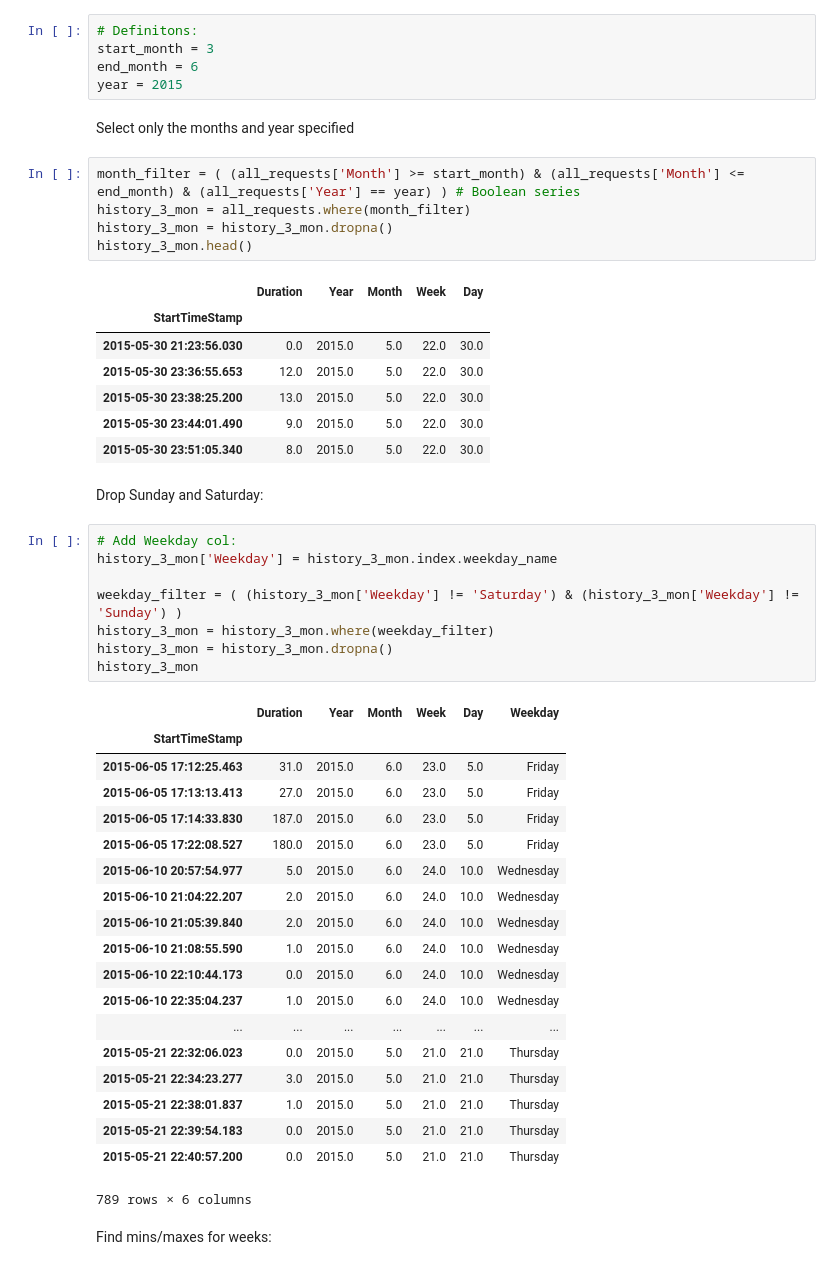
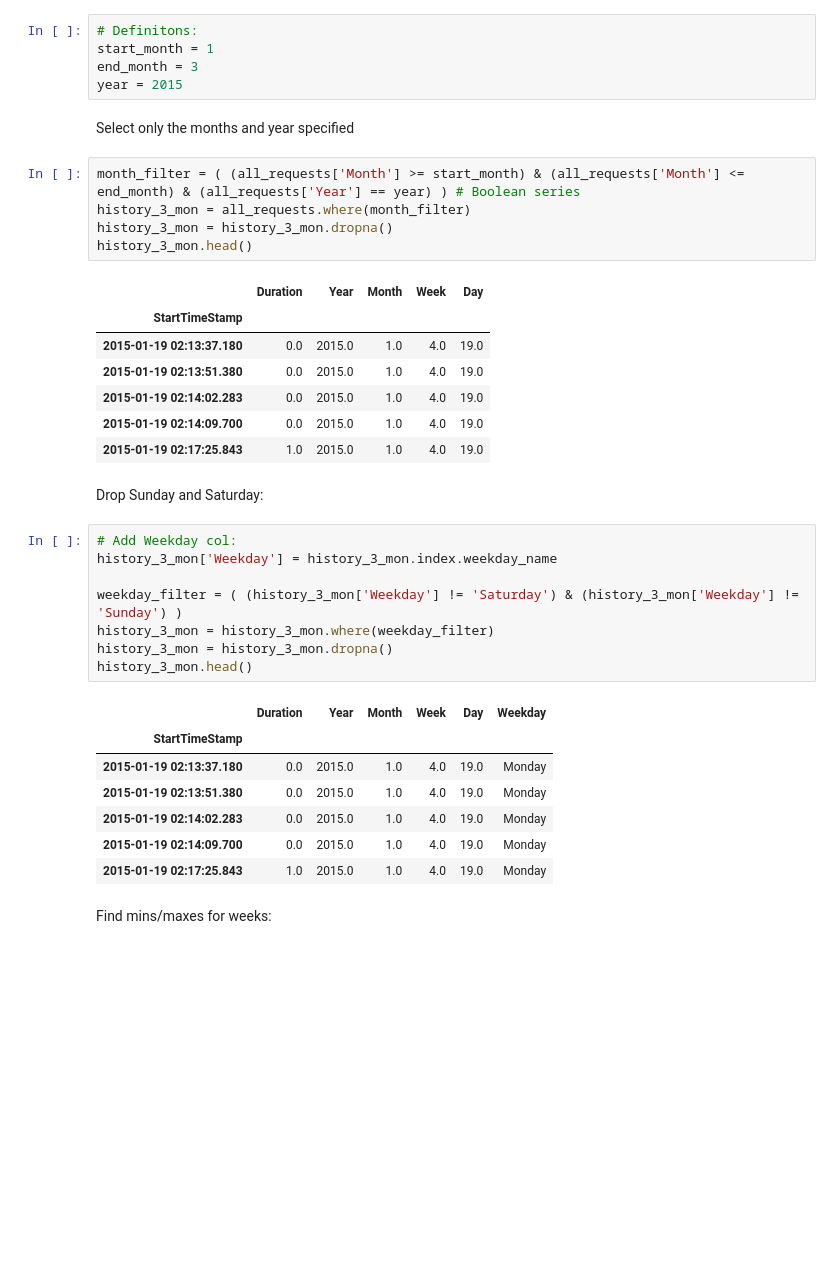
Before and after one commit to leilanihagen/interject-datacell-request-time-data-exploration, a Jupyter notebook: datacell_request_time.ipynb, the cells around one changed output. Cells and saved outputs as stored; diff of their text form; blank space fills up the shorter version.

```diff
--- a/datacell_request_time.ipynb
+++ b/datacell_request_time.ipynb
@@ -567,8 +567,8 @@ request_outliers_wk.head()
 Consider eliminating months that we don't need in sql...
 # %%
 # Definitons:
-start_month = 3
-end_month = 6
+start_month = 1
+end_month = 3
 year = 2015
 # %% [markdown]
 Select only the months and year specified
@@ -580,41 +580,29 @@ history_3_mon.head()
 # %% [output]
 |  | Duration | Year | Month | Week | Day |
 | StartTimeStamp |  |  |  |  |  |
-| 2015-05-30 21:23:56.030 | 0.0 | 2015.0 | 5.0 | 22.0 | 30.0 |
-| 2015-05-30 23:36:55.653 | 12.0 | 2015.0 | 5.0 | 22.0 | 30.0 |
-| 2015-05-30 23:38:25.200 | 13.0 | 2015.0 | 5.0 | 22.0 | 30.0 |
-| 2015-05-30 23:44:01.490 | 9.0 | 2015.0 | 5.0 | 22.0 | 30.0 |
-| 2015-05-30 23:51:05.340 | 8.0 | 2015.0 | 5.0 | 22.0 | 30.0 |
+| 2015-01-19 02:13:37.180 | 0.0 | 2015.0 | 1.0 | 4.0 | 19.0 |
+| 2015-01-19 02:13:51.380 | 0.0 | 2015.0 | 1.0 | 4.0 | 19.0 |
+| 2015-01-19 02:14:02.283 | 0.0 | 2015.0 | 1.0 | 4.0 | 19.0 |
+| 2015-01-19 02:14:09.700 | 0.0 | 2015.0 | 1.0 | 4.0 | 19.0 |
+| 2015-01-19 02:17:25.843 | 1.0 | 2015.0 | 1.0 | 4.0 | 19.0 |
 # %% [markdown]
 Drop Sunday and Saturday:
 # %%
 # Add Weekday col:
 history_3_mon['Weekday'] = history_3_mon.index.weekday_name
 
 weekday_filter = ( (history_3_mon['Weekday'] != 'Saturday') & (history_3_mon['Weekday'] != 'Sunday') )
 history_3_mon = history_3_mon.where(weekday_filter)
 history_3_mon = history_3_mon.dropna()
-history_3_mon
+history_3_mon.head()
 # %% [output]
 |  | Duration | Year | Month | Week | Day | Weekday |
 | StartTimeStamp |  |  |  |  |  |  |
-| 2015-06-05 17:12:25.463 | 31.0 | 2015.0 | 6.0 | 23.0 | 5.0 | Friday |
-| 2015-06-05 17:13:13.413 | 27.0 | 2015.0 | 6.0 | 23.0 | 5.0 | Friday |
-| 2015-06-05 17:14:33.830 | 187.0 | 2015.0 | 6.0 | 23.0 | 5.0 | Friday |
-| 2015-06-05 17:22:08.527 | 180.0 | 2015.0 | 6.0 | 23.0 | 5.0 | Friday |
-| 2015-06-10 20:57:54.977 | 5.0 | 2015.0 | 6.0 | 24.0 | 10.0 | Wednesday |
-| 2015-06-10 21:04:22.207 | 2.0 | 2015.0 | 6.0 | 24.0 | 10.0 | Wednesday |
-| 2015-06-10 21:05:39.840 | 2.0 | 2015.0 | 6.0 | 24.0 | 10.0 | Wednesday |
-| 2015-06-10 21:08:55.590 | 1.0 | 2015.0 | 6.0 | 24.0 | 10.0 | Wednesday |
-| 2015-06-10 22:10:44.173 | 0.0 | 2015.0 | 6.0 | 24.0 | 10.0 | Wednesday |
-| 2015-06-10 22:35:04.237 | 1.0 | 2015.0 | 6.0 | 24.0 | 10.0 | Wednesday |
-| ... | ... | ... | ... | ... | ... | ... |
-| 2015-05-21 22:32:06.023 | 0.0 | 2015.0 | 5.0 | 21.0 | 21.0 | Thursday |
-| 2015-05-21 22:34:23.277 | 3.0 | 2015.0 | 5.0 | 21.0 | 21.0 | Thursday |
-| 2015-05-21 22:38:01.837 | 1.0 | 2015.0 | 5.0 | 21.0 | 21.0 | Thursday |
-| 2015-05-21 22:39:54.183 | 0.0 | 2015.0 | 5.0 | 21.0 | 21.0 | Thursday |
-| 2015-05-21 22:40:57.200 | 0.0 | 2015.0 | 5.0 | 21.0 | 21.0 | Thursday |
+| 2015-01-19 02:13:37.180 | 0.0 | 2015.0 | 1.0 | 4.0 | 19.0 | Monday |
+| 2015-01-19 02:13:51.380 | 0.0 | 2015.0 | 1.0 | 4.0 | 19.0 | Monday |
+| 2015-01-19 02:14:02.283 | 0.0 | 2015.0 | 1.0 | 4.0 | 19.0 | Monday |
+| 2015-01-19 02:14:09.700 | 0.0 | 2015.0 | 1.0 | 4.0 | 19.0 | Monday |
+| 2015-01-19 02:17:25.843 | 1.0 | 2015.0 | 1.0 | 4.0 | 19.0 | Monday |
-789 rows × 6 columns
 # %% [markdown]
 Find mins/maxes for weeks:
 # %%
```
Also changed, not shown: parts of 21 cells of this notebook.
